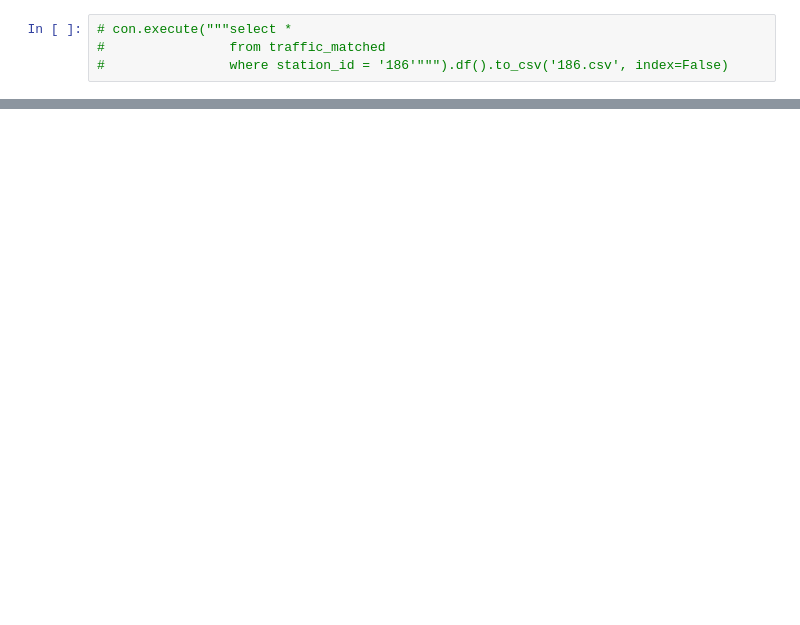
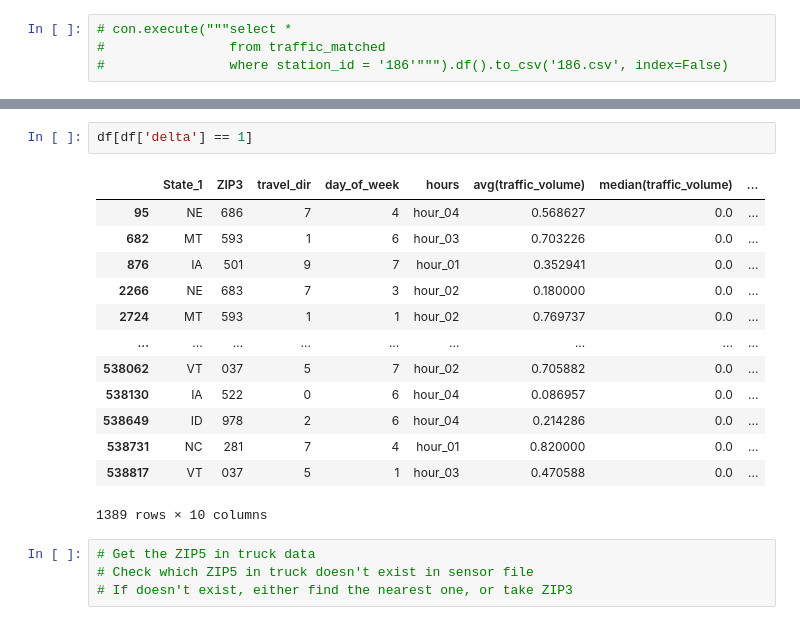
Before and after one commit to Bhavya-Budhia/TruckParking, a Jupyter notebook: cong_speed.ipynb, the cells around one changed output, grey strips where cells are left out. Cells and saved outputs as stored; diff of their text form; blank space fills up the shorter version.

Commit message:
Updated cong speed & new cat check
Signed-off-by: Bhavya <bhavya_b@mit.edu>

```diff
--- a/cong_speed.ipynb
+++ b/cong_speed.ipynb
@@ -631,0 +352,20 @@ plt.show()
+# %%
+df[df['delta'] == 1]
+# %% [output]
+|  | State_1 | ZIP3 | travel_dir | day_of_week | hours | avg(traffic_volume) | median(traffic_volume) | ... |
+| 95 | NE | 686 | 7 | 4 | hour_04 | 0.568627 | 0.0 | ... |
+| 682 | MT | 593 | 1 | 6 | hour_03 | 0.703226 | 0.0 | ... |
+| 876 | IA | 501 | 9 | 7 | hour_01 | 0.352941 | 0.0 | ... |
+| 2266 | NE | 683 | 7 | 3 | hour_02 | 0.180000 | 0.0 | ... |
+| 2724 | MT | 593 | 1 | 1 | hour_02 | 0.769737 | 0.0 | ... |
+| ... | ... | ... | ... | ... | ... | ... | ... | ... |
+| 538062 | VT | 037 | 5 | 7 | hour_02 | 0.705882 | 0.0 | ... |
+| 538130 | IA | 522 | 0 | 6 | hour_04 | 0.086957 | 0.0 | ... |
+| 538649 | ID | 978 | 2 | 6 | hour_04 | 0.214286 | 0.0 | ... |
+| 538731 | NC | 281 | 7 | 4 | hour_01 | 0.820000 | 0.0 | ... |
+| 538817 | VT | 037 | 5 | 1 | hour_03 | 0.470588 | 0.0 | ... |
+1389 rows × 10 columns
+# %%
+# Get the ZIP5 in truck data
+# Check which ZIP5 in truck doesn't exist in sensor file
+# If doesn't exist, either find the nearest one, or take ZIP3
```
Also changed, not shown: parts of 71 cells of this notebook, 1 other file.
